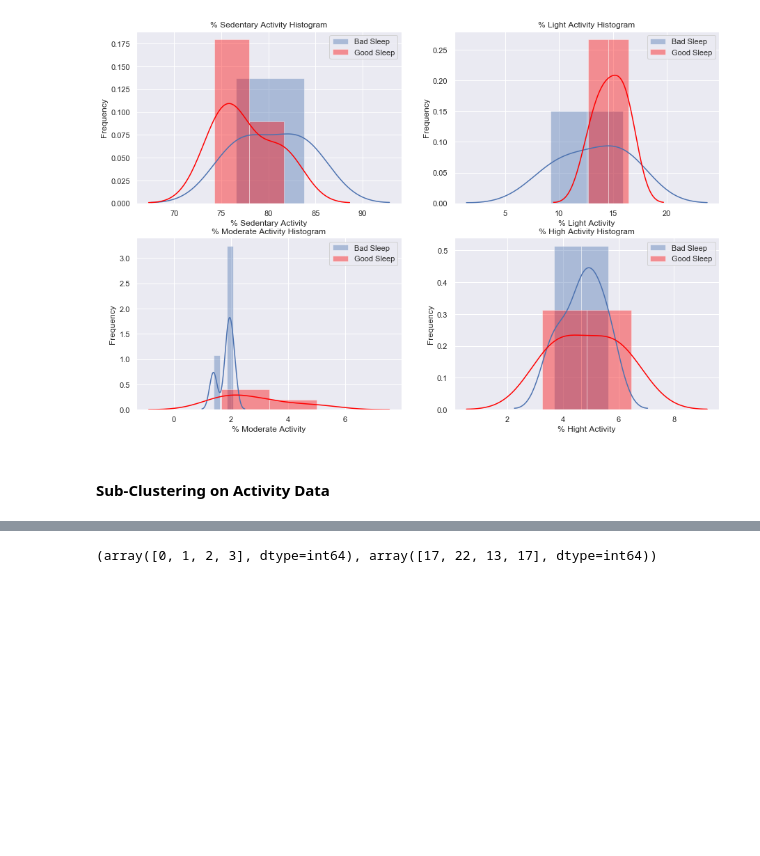
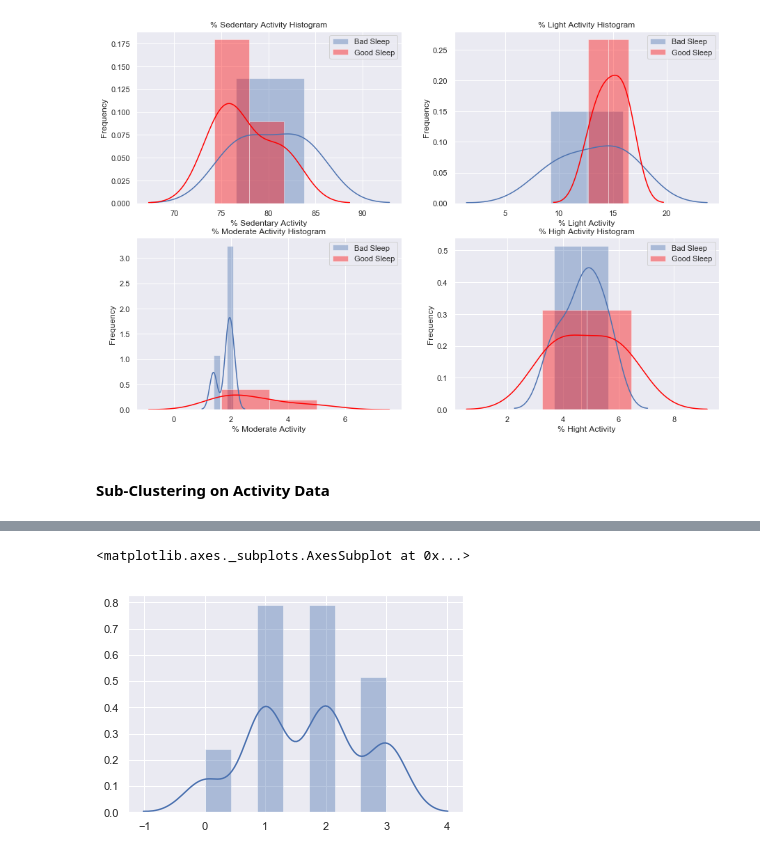
Before and after one commit to goelsaksham/healthRecSys, a Jupyter notebook: src/Clustering - Sleep Labels.ipynb, the cells around one changed output, grey strips where cells are left out. Cells and saved outputs as stored; diff of their text form; code cells hidden in the pictures; blank space fills up the shorter version.

```diff
--- a/src/Clustering - Sleep Labels.ipynb
+++ b/src/Clustering - Sleep Labels.ipynb
@@ -632,4 +639,6 @@ Wall time: 17.8 s
-# %%
-np.unique(cluster_assignments, return_counts=True)
-# %% [output]
-(array([0, 1, 2, 3], dtype=int64), array([17, 22, 13, 17], dtype=int64))
+# %%
+# Visualizing the number of points in each cluster
+sns.distplot(cluster_assignments)
+# %% [output]
+<matplotlib.axes._subplots.AxesSubplot at 0x...>
+[figure, added]
```
Also changed, not shown: parts of 27 cells of this notebook.
